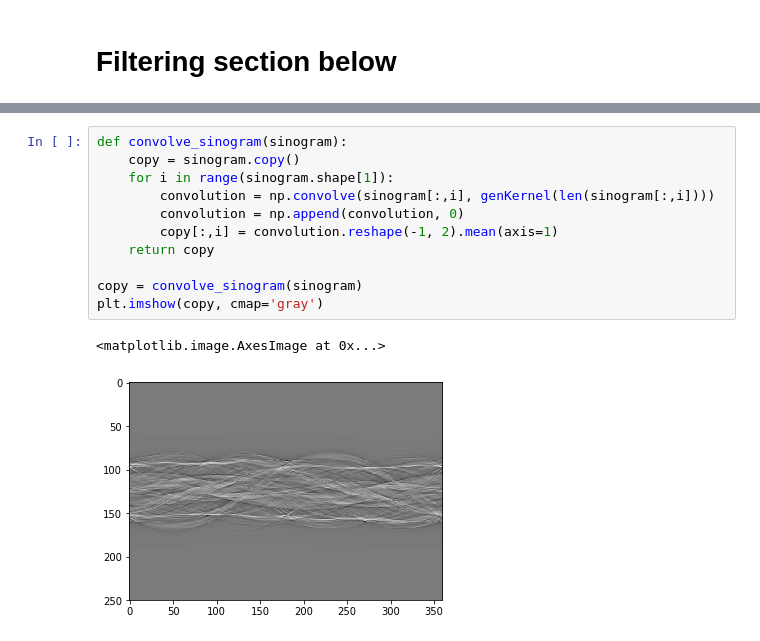
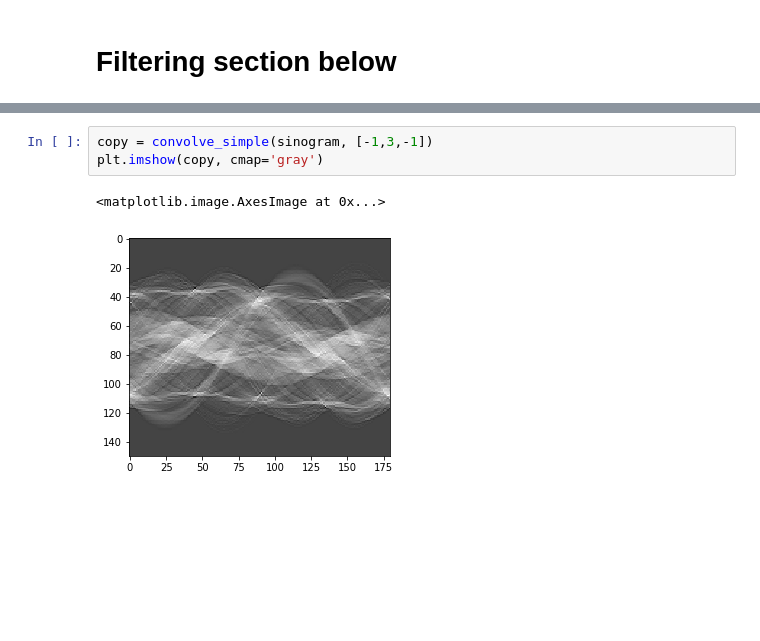
Before and after one commit to damianhorna/backprojection-tomography, a Jupyter notebook: sinogram.ipynb, the cells around one changed output, grey strips where cells are left out. Cells and saved outputs as stored; diff of their text form; blank space fills up the shorter version.

```diff
--- a/sinogram.ipynb
+++ b/sinogram.ipynb
@@ -206,20 +179,12 @@ plt.imshow(img, cmap='gray')
 # %% [output]
 <matplotlib.image.AxesImage at 0x...>
 [figure]
-# %%
-def convolve_sinogram(sinogram):
-    copy = sinogram.copy()
-    for i in range(sinogram.shape[1]):
-        convolution = np.convolve(sinogram[:,i], genKernel(len(sinogram[:,i])))
-        convolution = np.append(convolution, 0)
-        copy[:,i] = convolution.reshape(-1, 2).mean(axis=1)
-    return copy
-
-copy = convolve_sinogram(sinogram)
-plt.imshow(copy, cmap='gray')
-# %% [output]
-<matplotlib.image.AxesImage at 0x...>
-[figure, removed]
+# %%
+copy = convolve_simple(sinogram, [-1,3,-1])
+plt.imshow(copy, cmap='gray')
+# %% [output]
+<matplotlib.image.AxesImage at 0x...>
+[figure, added]
 # %%
 plt.imshow(sinogram, cmap='gray')
 # %% [output]
```
Also changed, not shown: parts of 16 cells of this notebook.
